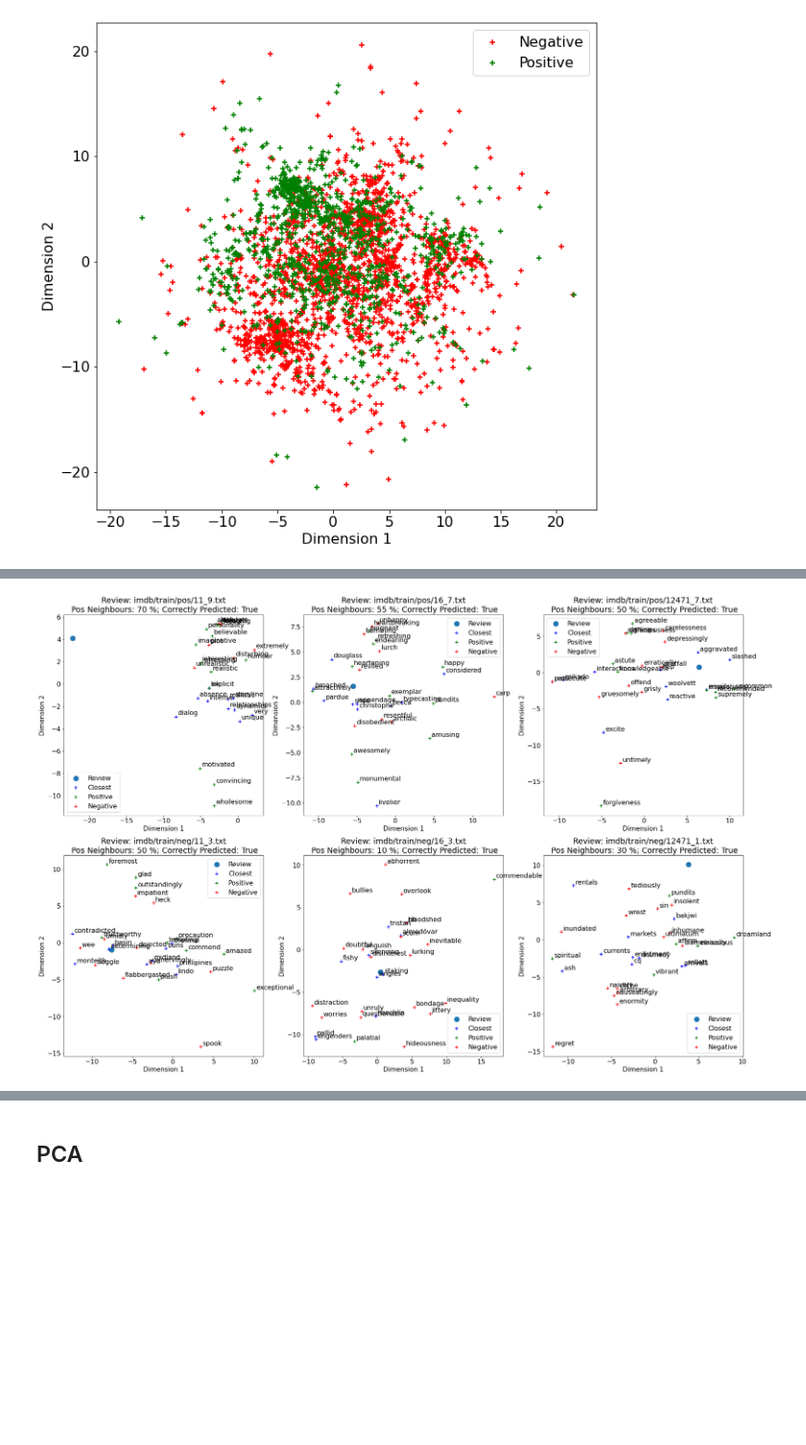
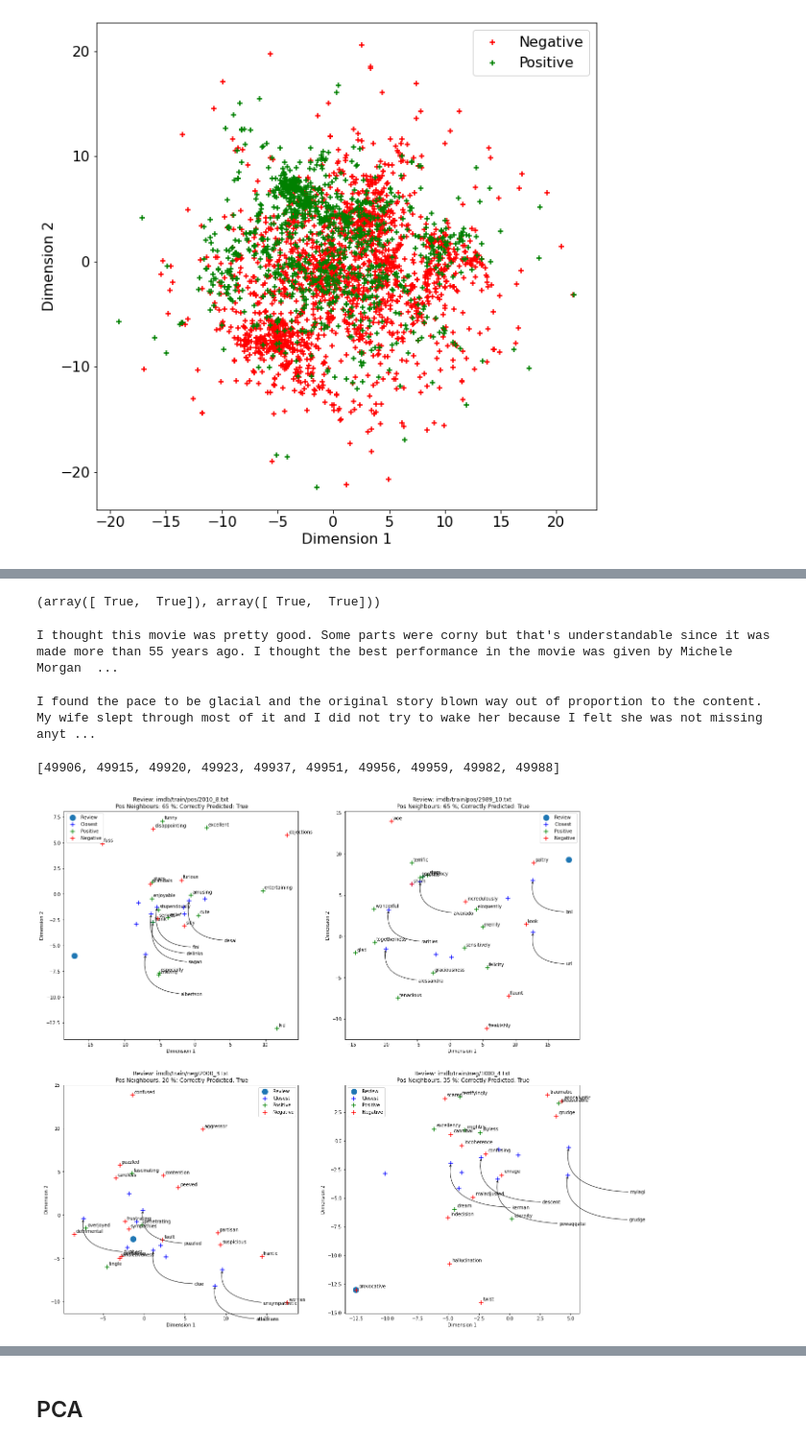
Before and after one commit to thatscotdatasci/MLMI13, a Jupyter notebook: run_doc2vec.ipynb, the cells around one changed output, grey strips where cells are left out. Shown at 96% size. Cells and saved outputs as stored; diff of their text form; code cells hidden in the pictures; blank space fills up the shorter version.

```diff
--- a/run_doc2vec.ipynb
+++ b/run_doc2vec.ipynb
@@ -527,6 +671,6 @@ tsne_labels = np.hstack((gensim_labels, imdb_labels))
 
 tsne_reviews = np.hstack((np.zeros_like(gensim_labels), np.array(imdb_training_pos_files), np.array(imdb_training_neg_files), np.array(imdb_testing_pos_files), np.array(imdb_testing_neg_files)))
 # %%
-num_tsne_dimensions = 2
-tsne = TSNE(n_components=num_tsne_dimensions, random_state=0, n_jobs=-1, verbose=5)
-tsne_vectors = tsne.fit_transform(tsne_embeddings)
+# num_tsne_dimensions = 2
+# tsne = TSNE(n_components=num_tsne_dimensions, random_state=0, n_jobs=-1, verbose=5)
+# tsne_vectors = tsne.fit_transform(tsne_embeddings)
@@ -615,48 +763,83 @@ ax[2].legend(loc='upper right')
+# %%
+# pos_visualisation_review_paths = ['imdb/train/pos/1002_7.txt', 'imdb/train/pos/2010_8.txt', 'imdb/train/pos/2989_10.txt']
+pos_visualisation_review_paths = ['imdb/train/pos/2010_8.txt', 'imdb/train/pos/2989_10.txt']
+pos_visualisation_review_gensim_inds = np.array([np.where(np.array(imdb_train_test_files) == p)[0] for p in pos_visualisation_review_paths]).flatten()
+
+# neg_visualisation_review_paths = ['imdb/test/neg/2366_2.txt', 'imdb/train/neg/2000_3.txt', 'imdb/train/neg/1000_4.txt']
+neg_visualisation_review_paths = ['imdb/train/neg/2000_3.txt', 'imdb/train/neg/1000_4.txt']
+neg_visualisation_review_gensim_inds = np.array([np.where(np.array(imdb_train_test_files) == p)[0] for p in neg_visualisation_review_paths]).flatten()
+
+imdb_predict_results[pos_visualisation_review_gensim_inds], imdb_predict_results[neg_visualisation_review_gensim_inds]
+# %% [output]
+(array([ True,  True]), array([ True,  True]))
+# %%
+with open(pos_visualisation_review_paths[0]) as f:
+    print(f.readlines()[0])
+# %% [output]
+I thought this movie was pretty good. Some parts were corny but that's understandable since it was made more than 55 years ago. I thought the best performance in the movie was given by Michele Morgan  ...
+# %%
+with open(neg_visualisation_review_paths[0]) as f:
+    print(f.readlines()[0])
+# %% [output]
+I found the pace to be glacial and the original story blown way out of proportion to the content. My wife slept through most of it and I did not try to wake her because I felt she was not missing anyt ...
+# %%
+list(np.argwhere(imdb_predict_results==False).flatten()[-10:])
+# %% [output]
+[49906, 49915, 49920, 49923, 49937, 49951, 49956, 49959, 49982, 49988]
 # %%
-fig, ax = plt.subplots(2, 3, figsize=(30,20))
+fig, ax = plt.subplots(2, 2, figsize=(20,20))
+
+arrow_args = dict(arrowstyle="->", connectionstyle="angle3,angleA=0,angleB=-100")
 
 for i, vis_tuple in enumerate([(pos_visualisation_review_paths, pos_visualisation_review_gensim_inds), (neg_visualisation_review_paths, neg_visualisation_review_gensim_inds)]):
     visualisation_review_paths, visualisation_review_gensim_inds = vis_tuple
 
     for j, visualisation_review_path in enumerate(visualisation_review_paths):
-        train_test_ind = visualisation_review_gensim_inds[i]
+        train_test_ind = visualisation_review_gensim_inds[j]
         review_pred_correct = imdb_predict_results[train_test_ind]
 
         tsne_review_ind = np.where(tsne_reviews == visualisation_review_path)
         review_embedding = gensim_sklearn.pipeline.named_steps['doc2vec'].transform([visualisation_review_path])
         review_embedding_tsne = tsne_vectors[tsne_review_ind,:][0]
 
         review_closest_words = [w[0] for w in gensim_sklearn.pipeline.named_steps['doc2vec'].model.wv.most_similar(review_embedding, topn=1000)]
         review_closest_words_mask = np.isin(tsne_labels, review_closest_words)
         review_closest_word_embeddings = tsne_vectors[review_closest_words_mask][:10,:]
 
         review_closest_lexicon_words = [w for w in review_closest_words if w in [*lexicon_pos_words, *lexicon_neg_words]][:20]
         review_closest_lexicon_words_mask = np.isin(tsne_labels, review_closest_lexicon_words)
         review_closest_lexicon_words_embeddings = tsne_vectors[review_closest_lexicon_words_mask]
         review_lexicon_labels = np.array([lexicon_dict[t][1] for t in review_closest_lexicon_words])
 
         ax[i,j].scatter(review_embedding_tsne[:,0], review_embedding_tsne[:,1], s=150, label='Review')
 
-        ax[i,j].scatter(review_closest_word_embeddings[:,0], review_closest_word_embeddings[:,1], marker='+', s=75, c='b', label='Closest')
+        ax[i,j].scatter(review_closest_word_embeddings[:,0], review_closest_word_embeddings[:,1], marker='+', s=100, c='b', label='Closest')
         for k in range(review_closest_word_embeddings.shape[0]):
-            ax[i,j].annotate(review_closest_words[k], (review_closest_word_embeddings[k,0]+0.2, review_closest_word_embeddings[k,1]+0.2))
+            if k % 2:
+                ax[i,j].annotate(review_closest_words[k],
+                xy=(review_closest_word_embeddings[k,0], review_closest_word_embeddings[k,1]),
+                xytext=(review_closest_word_embeddings[k,0]+5, review_closest_word_embeddings[k,1]-4),
+                arrowprops=arrow_args,
+                )
 
         plt_colors = {'positive':'green', 'negative':'red', 'neutral':'blue', 'both':'yellow'}
         for k in plt_colors.items():
             k_ind = np.where(review_lexicon_labels == k[0])
             if np.any(k_ind):
-                ax[i,j].scatter(review_closest_lexicon_words_embeddings[k_ind,0], review_closest_lexicon_words_embeddings[k_ind,1], marker='+', s=75, c=k[1], label=k[0].title())
+                ax[i,j].scatter(review_closest_lexicon_words_embeddings[k_ind,0], review_closest_lexicon_words_embeddings[k_ind,1], marker='+', s=100, c=k[1], label=k[0].title())
         for k in range(review_closest_lexicon_words_embeddings.shape[0]):
             ax[i,j].annotate(review_closest_lexicon_words[k], (review_closest_lexicon_words_embeddings[k,0]+0.2, review_closest_lexicon_words_embeddings[k,1]+0.2))
 
         ax[i,j].set_xlabel('Dimension 1')
         ax[i,j].set_ylabel('Dimension 2')
         ax[i,j].set_title(f'Review: {visualisation_review_path}\n Pos Neighbours: {int((review_lexicon_labels==SENTIMENTS.pos.lexicon_label).mean()*100)} %; Correctly Predicted: {review_pred_correct}')
         # ax[i].set_xlim(-1.25, 2)
         # ax[i].set_ylim(-1.25, 2)
         ax[i,j].legend()
+
+fig.savefig(os.path.join(plot_dir, 'tsne_selected_review_projections.jpeg'), pad_inches=0.2, bbox_inches='tight')
 # %% [output]
-[figure, old version]
+[figure, new version]
 # %%
 gensim_sklearn.pipeline.named_steps['doc2vec'].model.wv.most_similar(review_embedding, topn=10)
 # %% [output]
```
Also changed, not shown: parts of 21 cells of this notebook, 2 other files.
